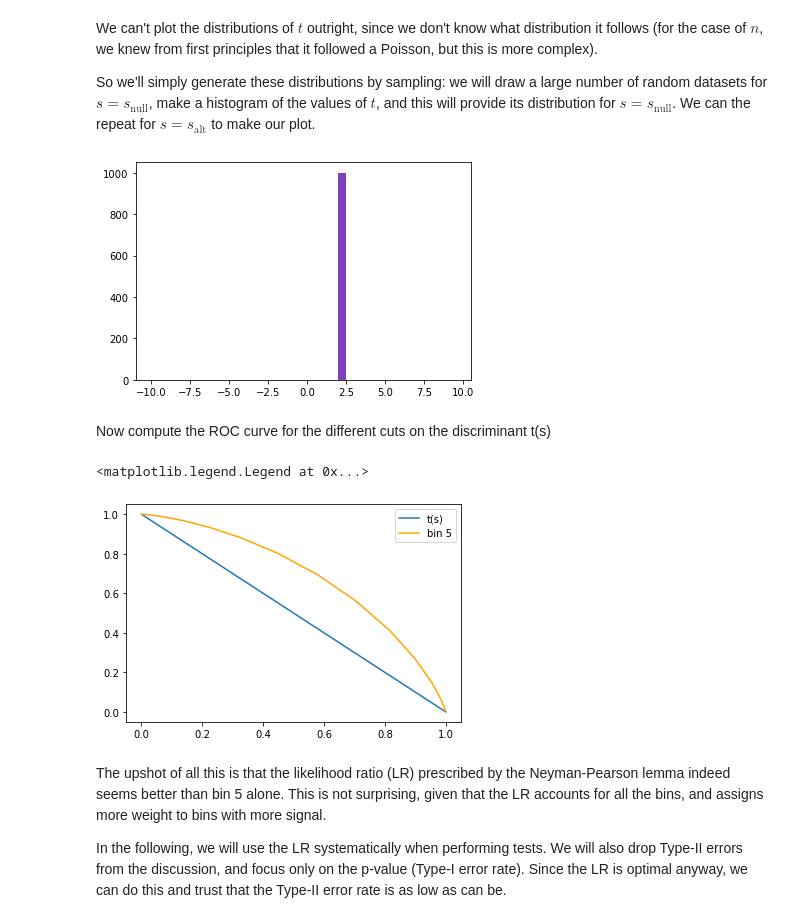
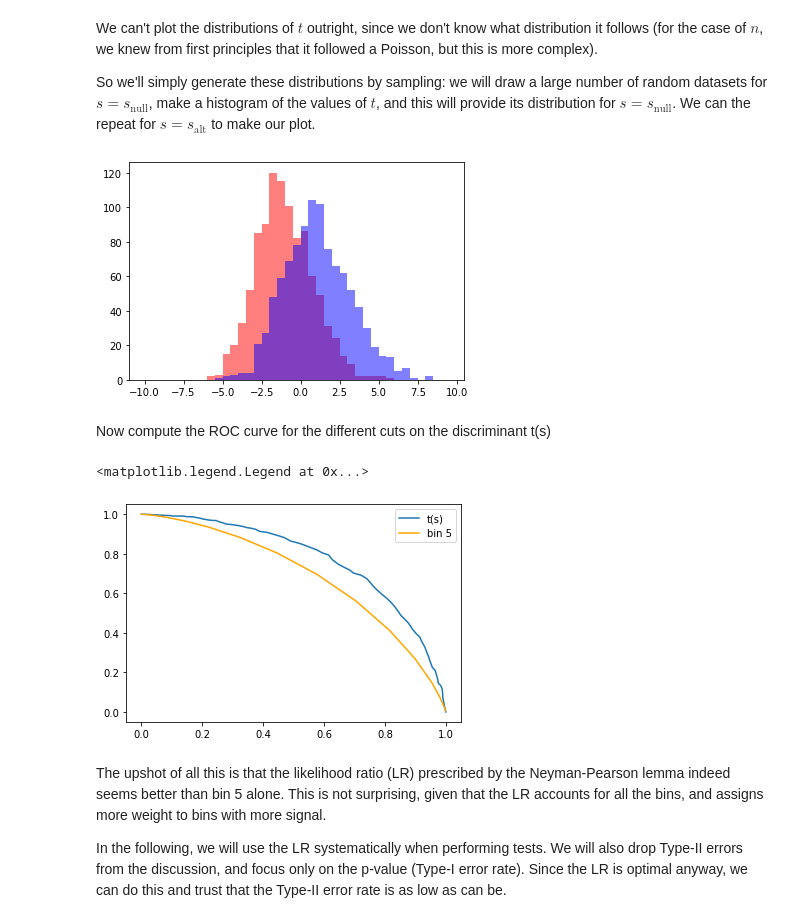
Before and after one commit to fastprof-hep/stats-tutorial, a Jupyter notebook: lecture3_solutions.ipynb, the cells around one changed output. Drawn from its saved outputs; the diff is of its cells as text; code cells hidden in the pictures.

Commit message:
fix data argument

```diff
--- a/lecture3_solutions.ipynb
+++ b/lecture3_solutions.ipynb
@@ -136,12 +136,12 @@ $$
 
 Let's repeat our sensitivity studies with this new discriminant. First let's implement the discriminant:
 # %%
-def lambda_s(s_hypo) :
+def lambda_s(s_hypo, data) :
     return -2*sum( [ np.log(scipy.stats.poisson.pmf(n, s_hypo*s_yield + b*b_yield)) for n, s_yield, b_yield in zip(data, s_yields, b_yields) ] )
 
 
-def log_L_ratio() :
-    return lambda_s(s_null) - lambda_s(s_alt)
+def log_L_ratio(data) :
+    return lambda_s(s_null, data) - lambda_s(s_alt, data)
 # %% [markdown]
 We can't plot the distributions of $t$ outright, since we don't know what distribution it follows (for the case of $n$, we knew from first principles that it followed a Poisson, but this is more complex).
 
@@ -149,19 +149,19 @@ So we'll simply generate these distributions by sampling: we will draw a large n
 # %%
 ndata = 1000
 
 def generate_t_values(s_hypo, ndata = 1000) :
   t_values = []
   for k in range(0, ndata) :
     data = [ np.random.poisson(s_hypo*s_yield + b*b_yield) for s_yield, b_yield in zip(s_yields, b_yields) ]
-    t_values.append(log_L_ratio())
+    t_values.append(log_L_ratio(data))
   return t_values
 
 hist_null = generate_t_values(s_null, ndata)
 hist_alt  = generate_t_values(s_alt , ndata)
 plt.hist(hist_null, color='red', alpha=0.5, bins=np.arange(-10,10,0.5));
 plt.hist(hist_alt, color='blue', alpha=0.5, bins=np.arange(-10,10,0.5));
 # %% [output]
-[figure, old version]
+[figure, new version]
 # %% [markdown]
 Now compute the ROC curve for the different cuts on the discriminant t(s)
 # %%
@@ -173,7 +173,7 @@ plt.plot(scipy.stats.poisson.sf(thresholds, s_alt*s_yields[i_bin] + b*b_yields[i
 plt.legend()
 # %% [output]
 <matplotlib.legend.Legend at 0x...>
-[figure, old version]
+[figure, new version]
 # %% [markdown]
 The upshot of all this is that the likelihood ratio (LR) prescribed by the Neyman-Pearson lemma indeed seems better than bin 5 alone. This is not surprising, given that the LR accounts for all the bins, and assigns more weight to bins with more signal.
 
```
Also changed, not shown: parts of 1 cell of this notebook.
